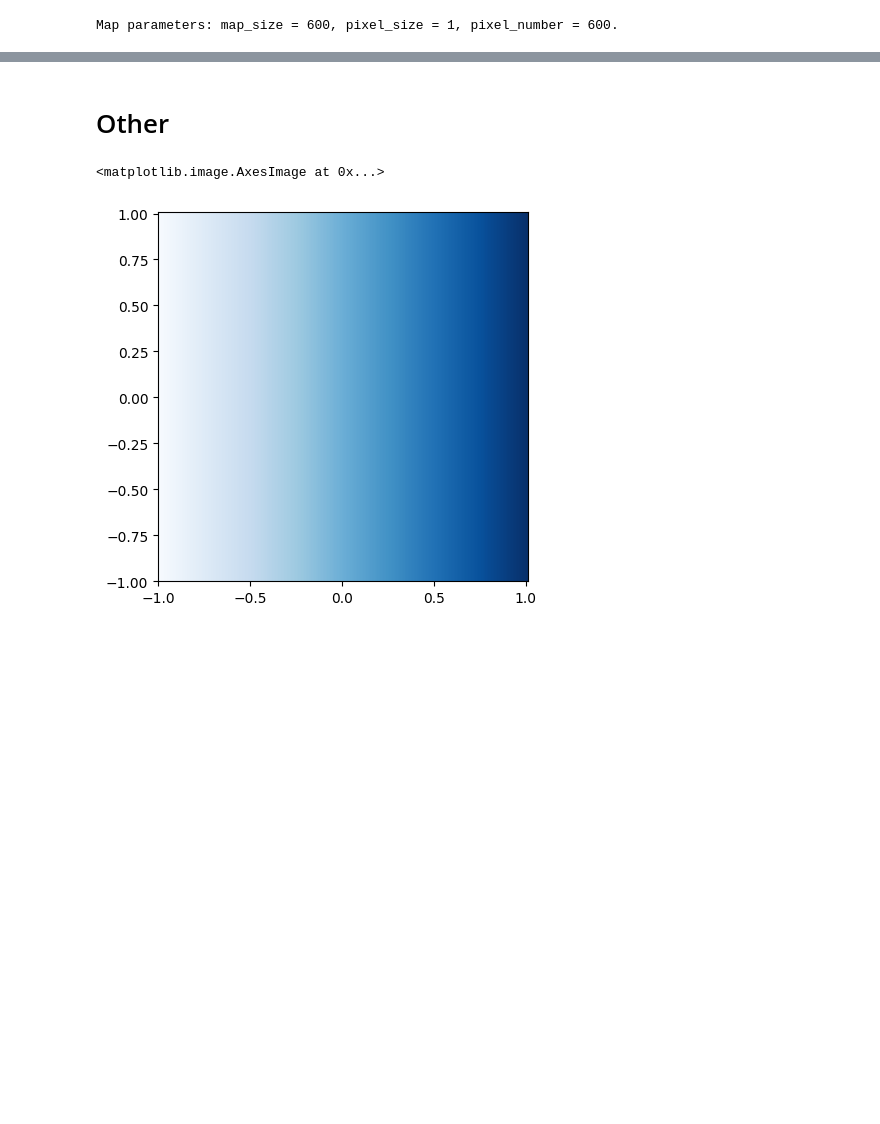
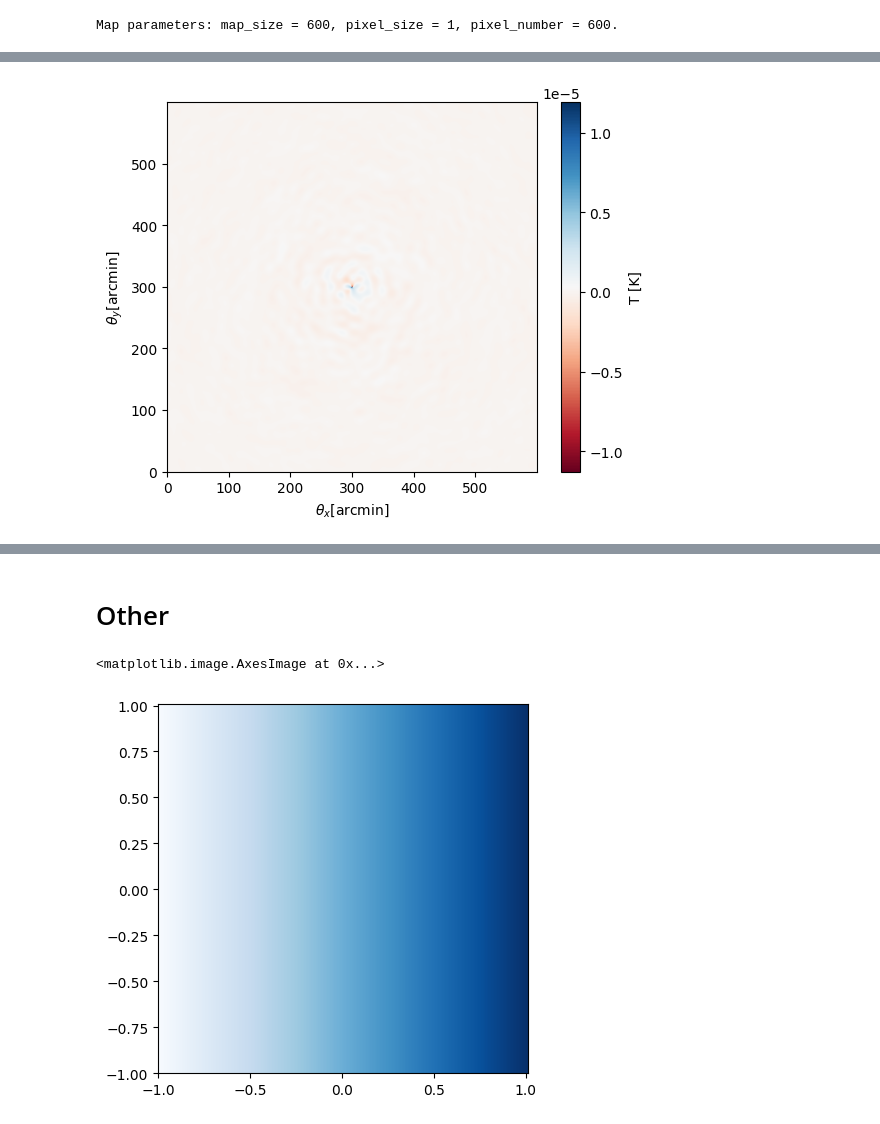
Before and after one commit to jzimm24/research-intern-AIfA, a Jupyter notebook: notebookes/cmb-maps.ipynb, the cells around one changed output, grey strips where cells are left out. Cells and saved outputs as stored; diff of their text form; code cells hidden in the pictures; blank space fills up the shorter version.

```diff
--- a/notebookes/cmb-maps.ipynb
+++ b/notebookes/cmb-maps.ipynb
@@ -1239,0 +1256,12 @@ background.plot_gaussian_random_field()
+# %%
+#im = plt.imshow(output.get_lensed_map()-background_map_real, origin='lower', interpolation='bilinear', cmap='RdBu', norm = matplotlib.colors.LogNorm())
+im = plt.imshow(output.get_lensed_map()-background_map_real, origin='lower', interpolation='bilinear', cmap='RdBu')
+im.set_clim()
+
+plt.xlabel(r"$\theta_x$[arcmin]")
+plt.ylabel(r"$\theta_y$[arcmin]")
+
+cbar = plt.colorbar(im)
+cbar.set_label("T [K]")   # label for the scale
+# %% [output]
+[figure, added]
```
Also changed, not shown: parts of 24 cells of this notebook, 2 other files.
